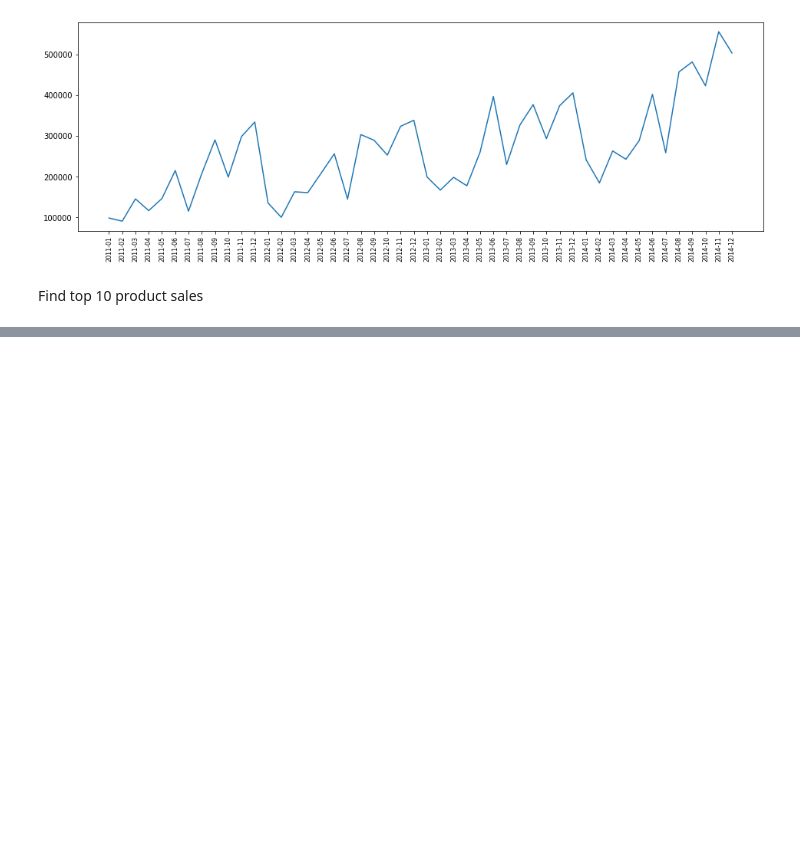
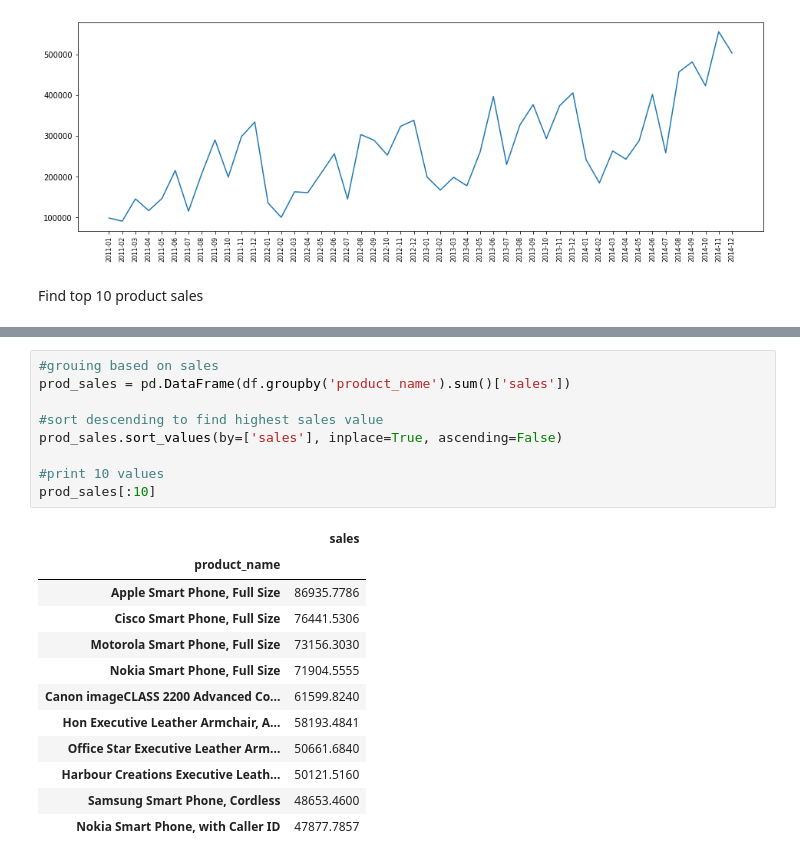
Before and after one commit to achmegantara/sales-analysis-part-2, a Jupyter notebook: sales.ipynb, the cells around one changed output, grey strips where cells are left out. Saved outputs shown, nothing was run; the diff lists cells and outputs as text; blank space fills up the shorter version.

Commit message:
find 10 higest product

```diff
--- a/sales.ipynb
+++ b/sales.ipynb
@@ -109,0 +120,22 @@ Find top 10 product sales
+# %%
+#grouing based on sales
+prod_sales = pd.DataFrame(df.groupby('product_name').sum()['sales'])
+
+#sort descending to find highest sales value
+prod_sales.sort_values(by=['sales'], inplace=True, ascending=False)
+
+#print 10 values
+prod_sales[:10]
+# %% [output]
+|  | sales |
+| product_name |  |
+| Apple Smart Phone, Full Size | 86935.7786 |
+| Cisco Smart Phone, Full Size | 76441.5306 |
+| Motorola Smart Phone, Full Size | 73156.3030 |
+| Nokia Smart Phone, Full Size | 71904.5555 |
+| Canon imageCLASS 2200 Advanced Co... | 61599.8240 |
+| Hon Executive Leather Armchair, A... | 58193.4841 |
+| Office Star Executive Leather Arm... | 50661.6840 |
+| Harbour Creations Executive Leath... | 50121.5160 |
+| Samsung Smart Phone, Cordless | 48653.4600 |
+| Nokia Smart Phone, with Caller ID | 47877.7857 |
```
Also changed, not shown: parts of 1 cell of this notebook.
